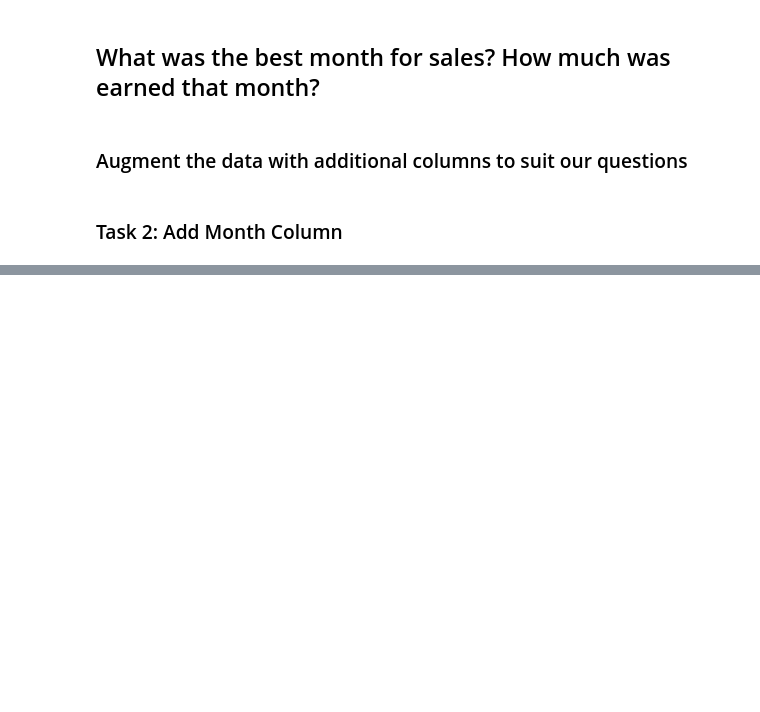
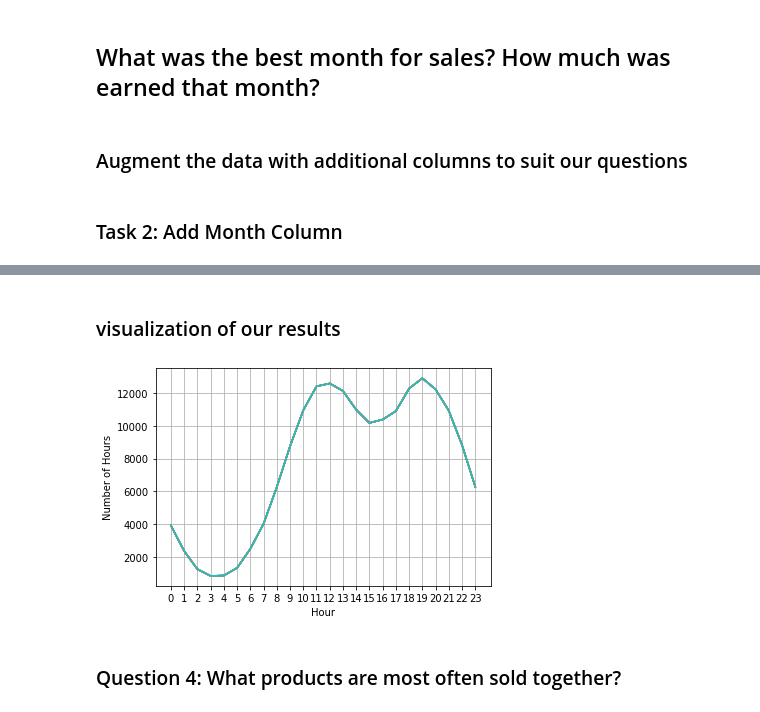
Before and after one commit to raduga256/pandas-for-datascience, a Jupyter notebook: sales_analysis.ipynb, the cells around one changed output, grey strips where cells are left out. Saved outputs shown, nothing was run; the diff lists cells and outputs as text; code cells hidden in the pictures; blank space fills up the shorter version.

```diff
--- a/sales_analysis.ipynb
+++ b/sales_analysis.ipynb
@@ -92,0 +192,3 @@ all_data.tail()
+# %%
+#lets convert the Order Date into python date format to ultilize date inbuilt functions
+all_data['Order Date'] = pd.to_datetime(all_data['Order Date'])
@@ -92,0 +202,5 @@ all_data.tail()
+# %%
+# extract Hour and Minute from Order Date into new columns
+all_data['Hour'] = all_data['Order Date'].dt.hour
+all_data['Minute'] = all_data['Order Date'].dt.minute
+all_data.head()
@@ -92,0 +214,16 @@ all_data.tail()
+# %% [markdown]
+### visualization of our results
+# %%
+hours = [hour for hour, df in all_data.groupby('Hour')]
+
+#draw a line plot
+plt.plot(hours, all_data.groupby('Hour').count())
+plt.xticks(hours)
+plt.xlabel('Hour')
+plt.ylabel('Number of Hours')
+plt.grid()   #adding a grid to the figure
+plt.show()
+# %% [output]
+[figure, added]
+# %% [markdown]
+### Question 4: What products are most often sold together?
```
Also changed, not shown: parts of 22 cells of this notebook.
